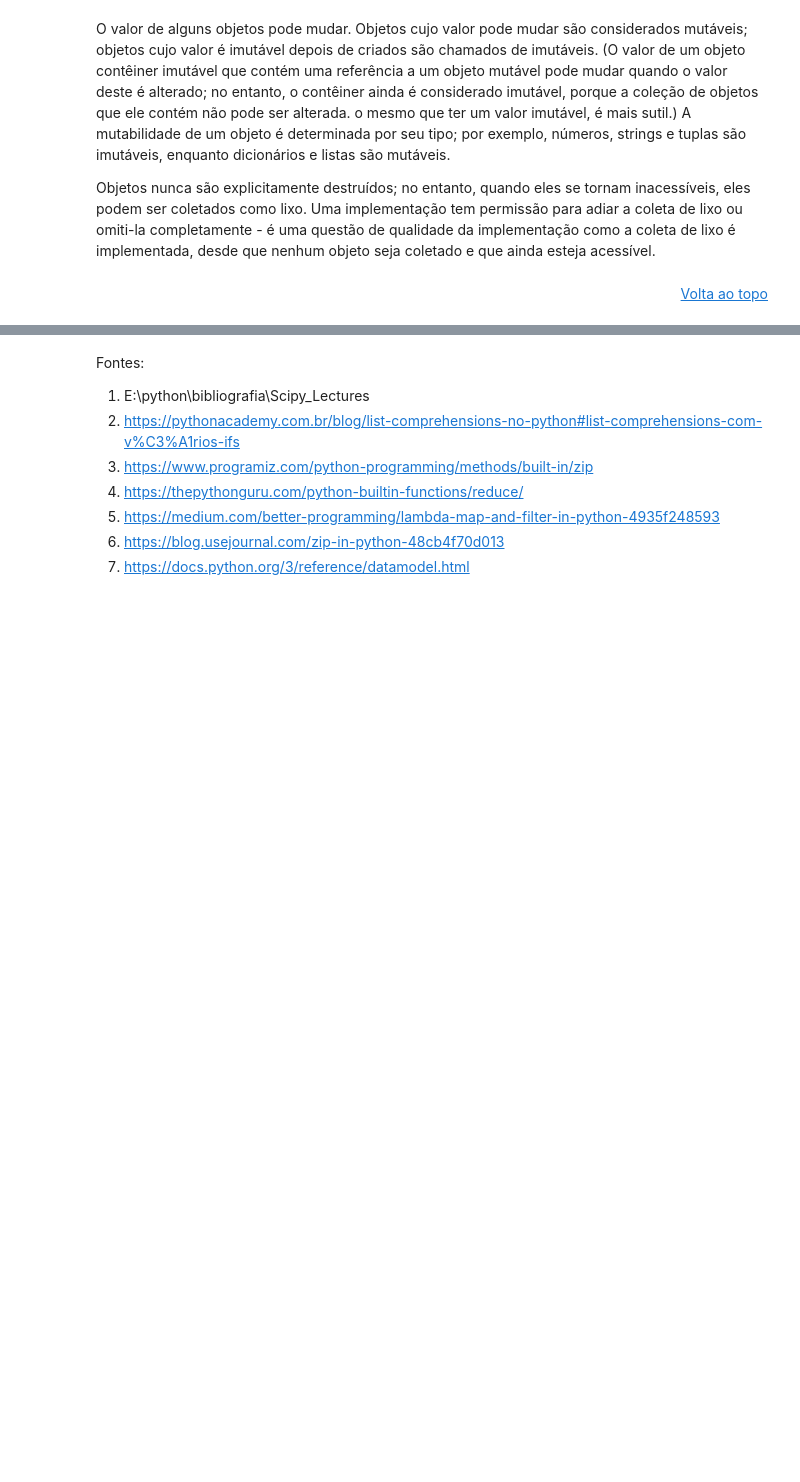
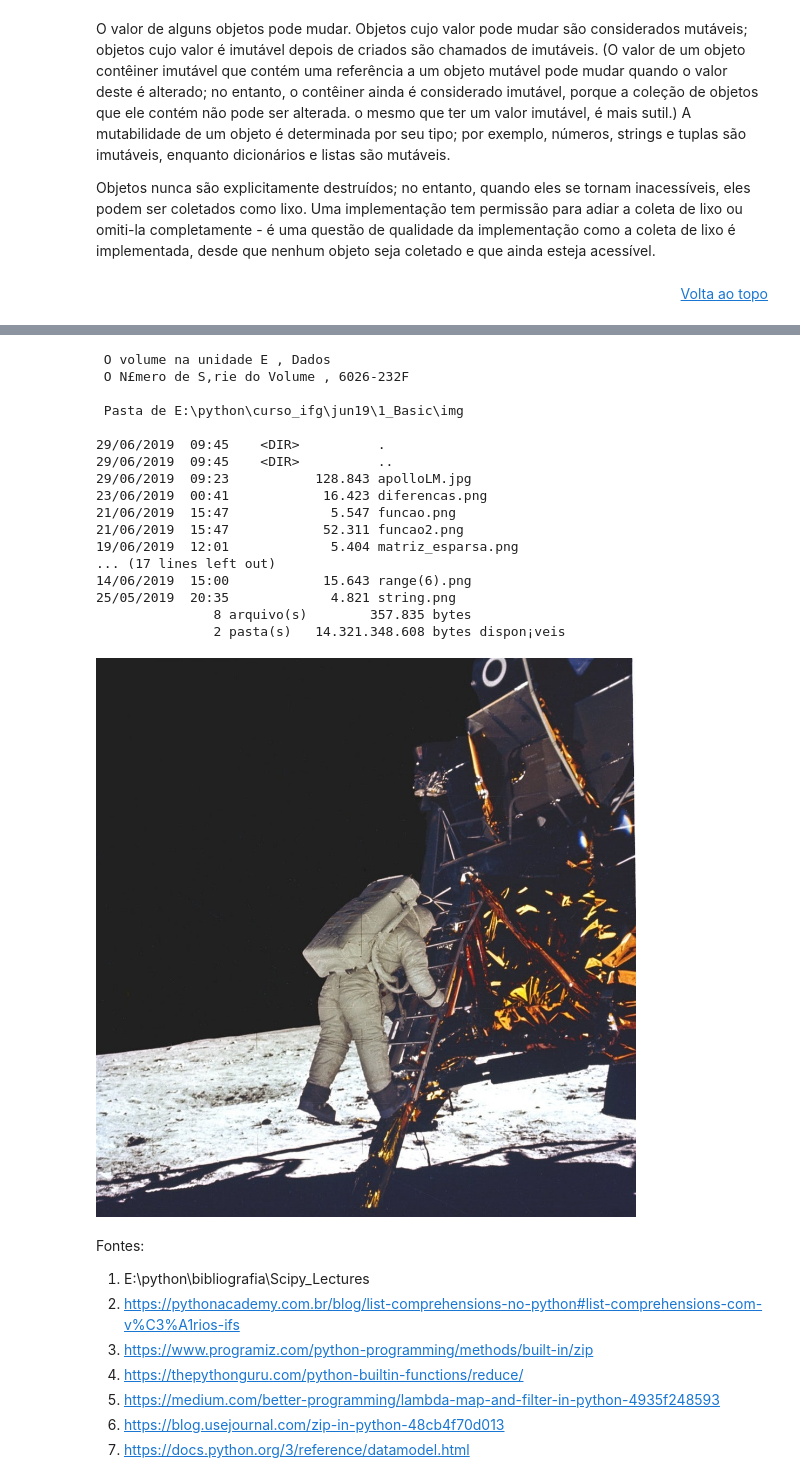
Before and after one commit to kaw19/python, a Jupyter notebook: notebooks/1_Basic/Tópicos Básicos.ipynb, the cells around one changed output, grey strips where cells are left out. Saved outputs shown, nothing was run; the diff lists cells and outputs as text; code cells hidden in the pictures; blank space fills up the shorter version.

```diff
--- a/notebooks/1_Basic/Tópicos Básicos.ipynb
+++ b/notebooks/1_Basic/Tópicos Básicos.ipynb
@@ -2585,0 +2800,7 @@ Não é mesmo?
+# %%
+# Python 2 ou 3
+with open('arq/motivos.txt','r') as al:          # arquivo de leitura: al
+    with open('arq/motivos2.txt','w') as ac:     # arquivo cópia: ac
+        for linha in al:
+            ac.write(linha)
+print('Arquivo copiado!')
@@ -2585,0 +2824,7 @@ Não é mesmo?
+# %%
+# Podemos visualizar o conteúdo do arquivo copiado, 'motivos2.txt', com um comando mágico:
+!type arq\motivos2.txt
+print(30*'- ')
+
+# ou com o seguinte script:
+with open('arq/motivos2.txt','r') as al: print(al.read())
@@ -2585,0 +2968,9 @@ Não é mesmo?
+# %%
+try:
+    al = open("arqfantasma.txt", "r")
+    al.read(10)
+    al.close()
+except IOError:
+    print("Erro: não se pode encontrar arquivo ou os dados de leitura.")
+else:
+    print("Outro tipo de erro na manipulação do arquivo...")
@@ -2599,0 +3173,7 @@ Objetos nunca são explicitamente destruídos; no entanto, quando eles se tornam
+# %%
+!dir img
+with open('img/apolloLM.jpg','rb') as al:          # arquivo de leitura: al
+    with open('img/apolloLM2.jpg','wb') as ac:     # arquivo cópia: ac
+        for linha in al:
+            ac.write(linha)
+!dir img
@@ -2600,3 +3198,37 @@ Objetos nunca são explicitamente destruídos; no entanto, quando eles se tornam
+# %%
+!del img\apolloLM2.jpg
+!dir img
+# copiando pedaços do arquivo e não linhas! (não faz sentido falar em linhas num arquivo imagem)
+tamanhoPedaco = 1024
+with open('img/apolloLM.jpg','rb') as al:          # arquivo de leitura: al
+    with open('img/apolloLM2.jpg','wb') as ac:     # arquivo cópia: ac
+        pedaco = al.read(tamanhoPedaco)
+        while len(pedaco) > 0:
+            ac.write(pedaco)
+            pedaco = al.read(tamanhoPedaco)
+!dir img
+# mostrando o arquivo imagem copiado:
+from IPython.display import display, Image
+display(Image('img/apolloLM2.jpg'))
+# %% [output]
+ O volume na unidade E ‚ Dados
+ O N£mero de S‚rie do Volume ‚ 6026-232F
+
+ Pasta de E:\python\curso_ifg\jun19\1_Basic\img
+
+29/06/2019  09:45    <DIR>          .
+29/06/2019  09:45    <DIR>          ..
+29/06/2019  09:23           128.843 apolloLM.jpg
+23/06/2019  00:41            16.423 diferencas.png
+21/06/2019  15:47             5.547 funcao.png
+21/06/2019  15:47            52.311 funcao2.png
+19/06/2019  12:01             5.404 matriz_esparsa.png
+... (17 lines left out)
+14/06/2019  15:00            15.643 range(6).png
+25/05/2019  20:35             4.821 string.png
+               8 arquivo(s)        357.835 bytes
+               2 pasta(s)   14.321.348.608 bytes dispon¡veis
+[figure, added]
 # %% [markdown]
 Fontes:
 1. E:\python\bibliografia\Scipy_Lectures
```
Also changed, not shown: parts of 131 cells of this notebook, 33 other files.
